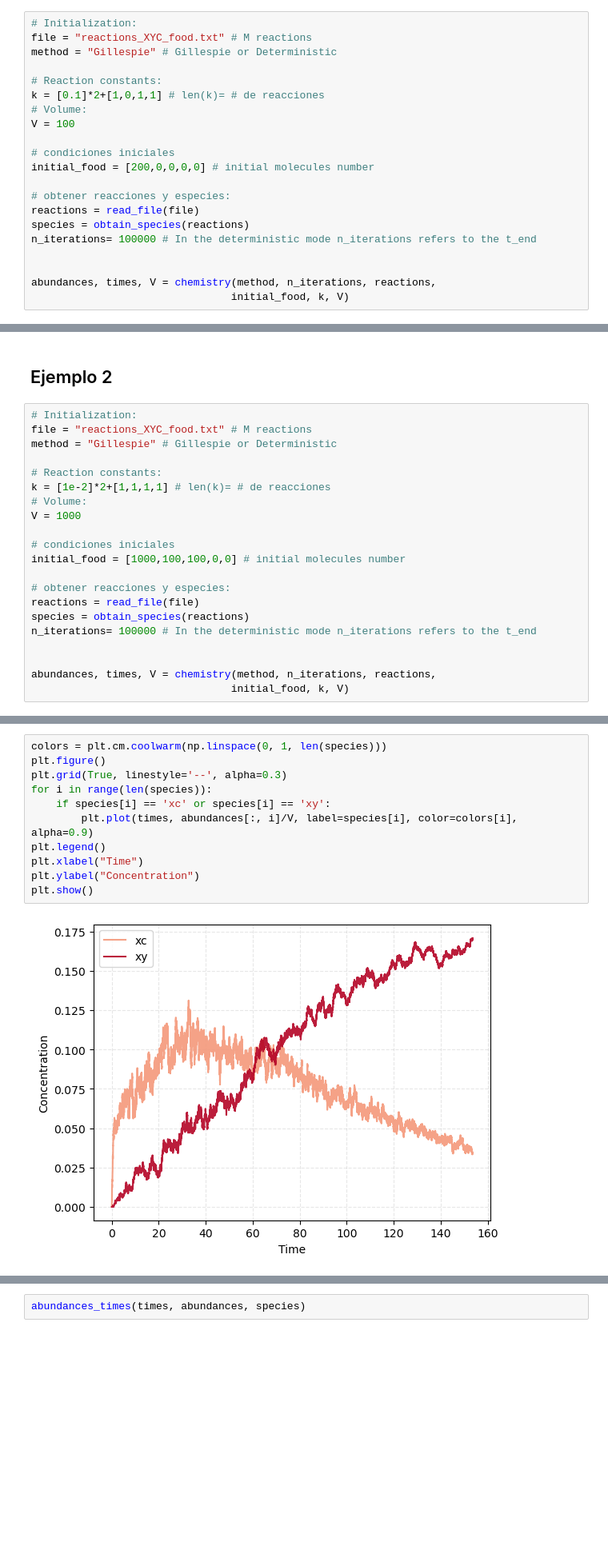
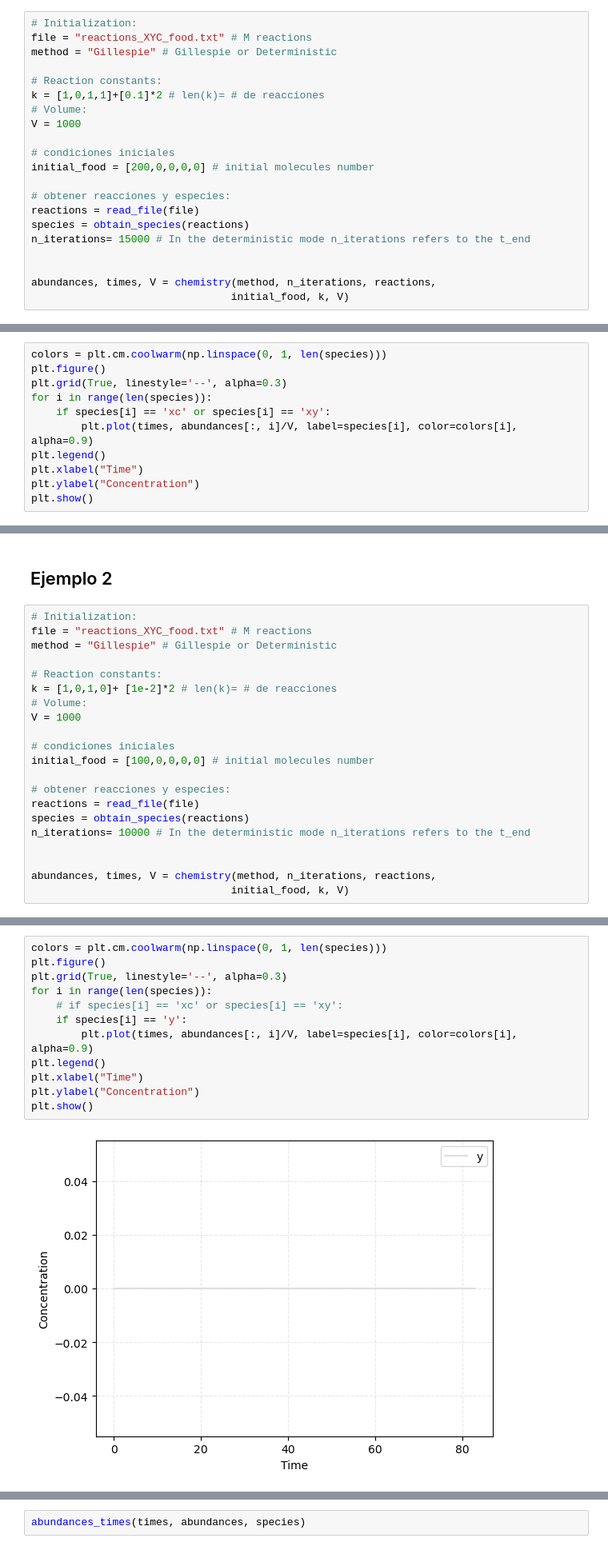
Before and after one commit to CAB-GCA/catalytic_world, a Jupyter notebook: chemostat_graphs.ipynb, the cells around one changed output, grey strips where cells are left out. Shown at 80% size. Saved outputs shown, nothing was run; the diff lists cells and outputs as text; blank space fills up the shorter version.

```diff
--- a/chemostat_graphs.ipynb
+++ b/chemostat_graphs.ipynb
@@ -48,9 +48,9 @@ file = "reactions_XYC_food.txt" # M reactions
 method = "Gillespie" # Gillespie or Deterministic
 
 # Reaction constants:
-k = [0.1]*2+[1,0,1,1] # len(k)= # de reacciones
+k = [1,0,1,1]+[0.1]*2 # len(k)= # de reacciones
 # Volume:
-V = 100
+V = 1000
 
 # condiciones iniciales
 initial_food = [200,0,0,0,0] # initial molecules number
@@ -58,7 +58,7 @@ initial_food = [200,0,0,0,0] # initial molecules number
 # obtener reacciones y especies:
 reactions = read_file(file)
 species = obtain_species(reactions)
-n_iterations= 100000 # In the deterministic mode n_iterations refers to the t_end
+n_iterations= 15000 # In the deterministic mode n_iterations refers to the t_end
 
 
 abundances, times, V = chemistry(method, n_iterations, reactions,
@@ -77,0 +78,11 @@ volume_time(times, V)
+# %%
+colors = plt.cm.coolwarm(np.linspace(0, 1, len(species)))
+plt.figure()
+plt.grid(True, linestyle='--', alpha=0.3)
+for i in range(len(species)):
+    if species[i] == 'xc' or species[i] == 'xy':
+        plt.plot(times, abundances[:, i]/V, label=species[i], color=colors[i], alpha=0.9)
+plt.legend()
+plt.xlabel("Time")
+plt.ylabel("Concentration")
+plt.show()
@@ -83,17 +96,17 @@ file = "reactions_XYC_food.txt" # M reactions
 method = "Gillespie" # Gillespie or Deterministic
 
 # Reaction constants:
-k = [1e-2]*2+[1,1,1,1] # len(k)= # de reacciones
+k = [1,0,1,0]+ [1e-2]*2 # len(k)= # de reacciones
 # Volume:
 V = 1000
 
 # condiciones iniciales
-initial_food = [1000,100,100,0,0] # initial molecules number
+initial_food = [100,0,0,0,0] # initial molecules number
 
 # obtener reacciones y especies:
 reactions = read_file(file)
 species = obtain_species(reactions)
-n_iterations= 100000 # In the deterministic mode n_iterations refers to the t_end
+n_iterations= 10000 # In the deterministic mode n_iterations refers to the t_end
 
 
 abundances, times, V = chemistry(method, n_iterations, reactions,
@@ -109,16 +122,17 @@ volume_time(times, V)
 # %%
 colors = plt.cm.coolwarm(np.linspace(0, 1, len(species)))
 plt.figure()
 plt.grid(True, linestyle='--', alpha=0.3)
 for i in range(len(species)):
-    if species[i] == 'xc' or species[i] == 'xy':
+    # if species[i] == 'xc' or species[i] == 'xy':
+    if species[i] == 'y':
         plt.plot(times, abundances[:, i]/V, label=species[i], color=colors[i], alpha=0.9)
 plt.legend()
 plt.xlabel("Time")
 plt.ylabel("Concentration")
 plt.show()
 # %% [output]
-[figure, old version]
+[figure, new version]
 # %% [markdown]
 # Pruebas con el sistema C
 
```
Also changed, not shown: parts of 6 cells of this notebook, 3 other files.
